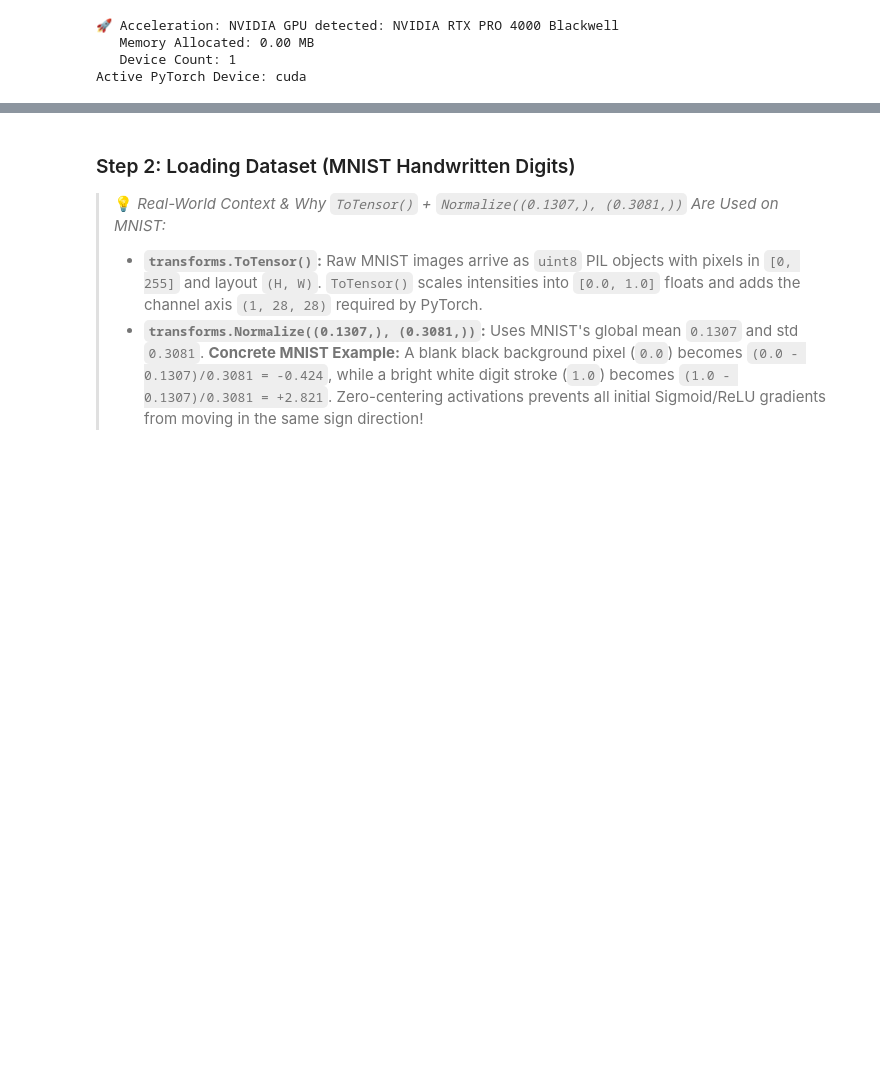
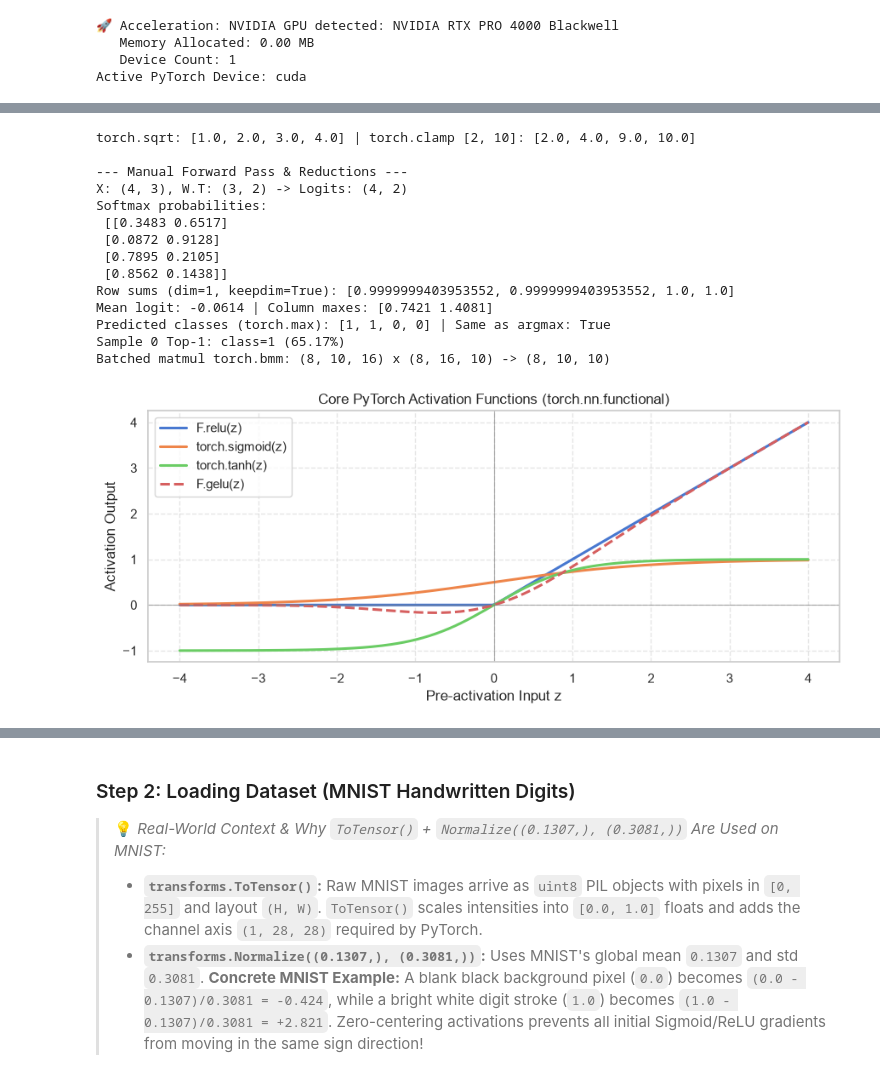
Before and after one commit to ayush1512/ACC-HPC2026-AIML, a Jupyter notebook: NeuralNetworks_PyTorch.ipynb, the cells around one changed output, grey strips where cells are left out. Saved outputs shown, nothing was run; the diff lists cells and outputs as text; code cells hidden in the pictures; blank space fills up the shorter version.

```diff
--- a/NeuralNetworks_PyTorch.ipynb
+++ b/NeuralNetworks_PyTorch.ipynb
@@ -63,0 +235,63 @@ Active PyTorch Device: cuda
+# %%
+# 0.3 Math, Linear Algebra, Reductions & torch.nn.functional Activations
+# 1. Element-wise Math & Clamping
+v = torch.tensor([1.0, 4.0, 9.0, 16.0])
+print("torch.sqrt:", torch.sqrt(v).tolist(), "| torch.clamp [2, 10]:", torch.clamp(v, 2.0, 10.0).tolist())
+
+# 2. Manual Linear Layer Forward Pass (Y = X @ W.T + b) & Softmax Reductions
+X_demo = torch.randn((4, 3))                       # Batch=4, InFeatures=3
+W_demo = torch.randn((2, 3))                       # PyTorch Linear weight shape: (OutFeatures, InFeatures)
+b_demo = torch.zeros((2,))
+logits_demo = X_demo @ W_demo.T + b_demo           # Equivalent to F.linear(X_demo, W_demo, b_demo)
+probs_demo  = F.softmax(logits_demo, dim=1)
+
+print("\n--- Manual Forward Pass & Reductions ---")
+print(f"X: {tuple(X_demo.shape)}, W.T: {tuple(W_demo.T.shape)} -> Logits: {tuple(logits_demo.shape)}")
+print("Softmax probabilities:\n", probs_demo.numpy().round(4))
+print("Row sums (dim=1, keepdim=True):", probs_demo.sum(dim=1, keepdim=True).squeeze().tolist())
+print(f"Mean logit: {logits_demo.mean().item():.4f} | Column maxes: {logits_demo.max(dim=0).values.numpy().round(4)}")
+
+# Prediction extraction: torch.max vs torch.argmax vs torch.topk
+max_vals, max_preds = torch.max(probs_demo, dim=1)
+top_vals, top_idxs  = torch.topk(probs_demo, k=2, dim=1)
+print("Predicted classes (torch.max):", max_preds.tolist(), "| Same as argmax:", torch.equal(max_preds, probs_demo.argmax(dim=1)))
+print(f"Sample 0 Top-1: class={top_idxs[0, 0].item()} ({top_vals[0, 0].item():.2%})")
+
+# 3. Batched Matrix Multiplication (torch.bmm) - Core building block of Attention / Transformers
+q = torch.randn((8, 10, 16))   # (Batch=8, Seq=10, HeadDim=16)
+k = torch.randn((8, 10, 16))
+attn_scores = torch.bmm(q, k.transpose(1, 2))  # -> (8, 10, 10)
+print(f"Batched matmul torch.bmm: {tuple(q.shape)} x {tuple(k.transpose(1,2).shape)} -> {tuple(attn_scores.shape)}")
+
+# 4. Visualizing Core Activation Functions (torch.nn.functional)
+z_grid = torch.linspace(-4.0, 4.0, 200)
+fig, ax = plt.subplots(figsize=(9, 4))
+ax.plot(z_grid.numpy(), F.relu(z_grid).numpy(), label="F.relu(z)", lw=2.2)
+ax.plot(z_grid.numpy(), torch.sigmoid(z_grid).numpy(), label="torch.sigmoid(z)", lw=2.2)
+ax.plot(z_grid.numpy(), torch.tanh(z_grid).numpy(), label="torch.tanh(z)", lw=2.2)
+ax.plot(z_grid.numpy(), F.gelu(z_grid).numpy(), label="F.gelu(z)", lw=2.2, ls="--")
+ax.axhline(0, color="gray", lw=0.8, alpha=0.6)
+ax.axvline(0, color="gray", lw=0.8, alpha=0.6)
+ax.set_title("Core PyTorch Activation Functions (torch.nn.functional)")
+ax.set_xlabel("Pre-activation Input z")
+ax.set_ylabel("Activation Output")
+ax.legend()
+ax.grid(True, linestyle="--", alpha=0.5)
+plt.tight_layout()
+plt.show()
+# %% [output]
+torch.sqrt: [1.0, 2.0, 3.0, 4.0] | torch.clamp [2, 10]: [2.0, 4.0, 9.0, 10.0]
+
+--- Manual Forward Pass & Reductions ---
+X: (4, 3), W.T: (3, 2) -> Logits: (4, 2)
+Softmax probabilities:
+ [[0.3483 0.6517]
+ [0.0872 0.9128]
+ [0.7895 0.2105]
+ [0.8562 0.1438]]
+Row sums (dim=1, keepdim=True): [0.9999999403953552, 0.9999999403953552, 1.0, 1.0]
+Mean logit: -0.0614 | Column maxes: [0.7421 1.4081]
+Predicted classes (torch.max): [1, 1, 0, 0] | Same as argmax: True
+Sample 0 Top-1: class=1 (65.17%)
+Batched matmul torch.bmm: (8, 10, 16) x (8, 16, 10) -> (8, 10, 10)
+[figure, added]
```
Also changed, not shown: parts of 27 cells of this notebook, 3 other files.
